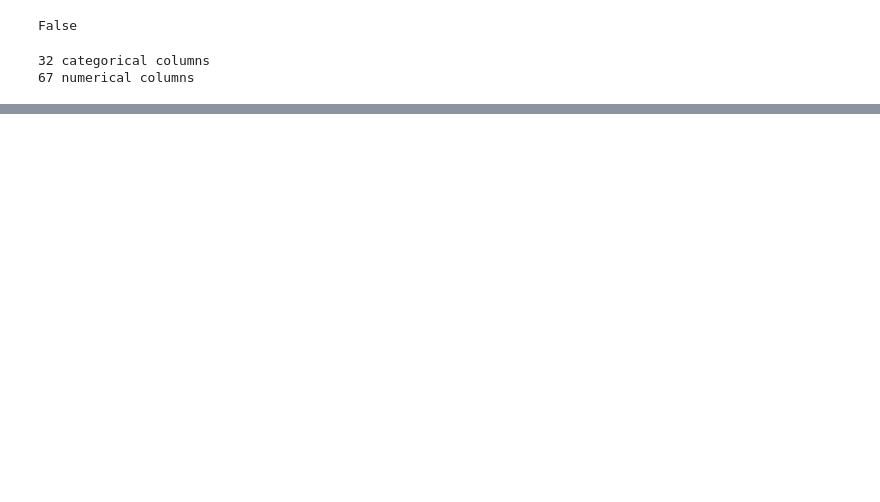
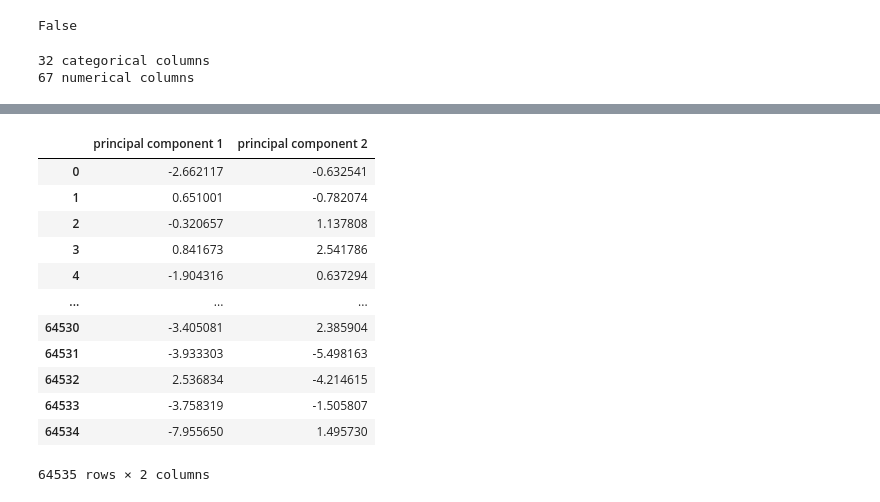
Before and after one commit to alex000kim/DS-Unit-1-Sprint-4-Linear-Algebra, a Jupyter notebook: Jisha_Obukwelu_DSPT3_143_High_Dimensional_Data_Assignment.ipynb, the cells around one changed output, grey strips where cells are left out. Drawn from its saved outputs; the diff is of its cells as text; code cells hidden in the pictures; blank space fills up the shorter version.

```diff
--- a/Jisha_Obukwelu_DSPT3_143_High_Dimensional_Data_Assignment.ipynb
+++ b/Jisha_Obukwelu_DSPT3_143_High_Dimensional_Data_Assignment.ipynb
@@ -336,0 +344,18 @@ print('\n Projected Data: \n', B.shape)
+# %%
+principalDf = pd.DataFrame(data = B,
+                           columns = ['principal component 1', 'principal component 2'])
+principalDf
+# %% [output]
+|  | principal component 1 | principal component 2 |
+| 0 | -2.662117 | -0.632541 |
+| 1 | 0.651001 | -0.782074 |
+| 2 | -0.320657 | 1.137808 |
+| 3 | 0.841673 | 2.541786 |
+| 4 | -1.904316 | 0.637294 |
+| ... | ... | ... |
+| 64530 | -3.405081 | 2.385904 |
+| 64531 | -3.933303 | -5.498163 |
+| 64532 | 2.536834 | -4.214615 |
+| 64533 | -3.758319 | -1.505807 |
+| 64534 | -7.955650 | 1.495730 |
+64535 rows × 2 columns
```
Also changed, not shown: parts of 10 cells of this notebook.
